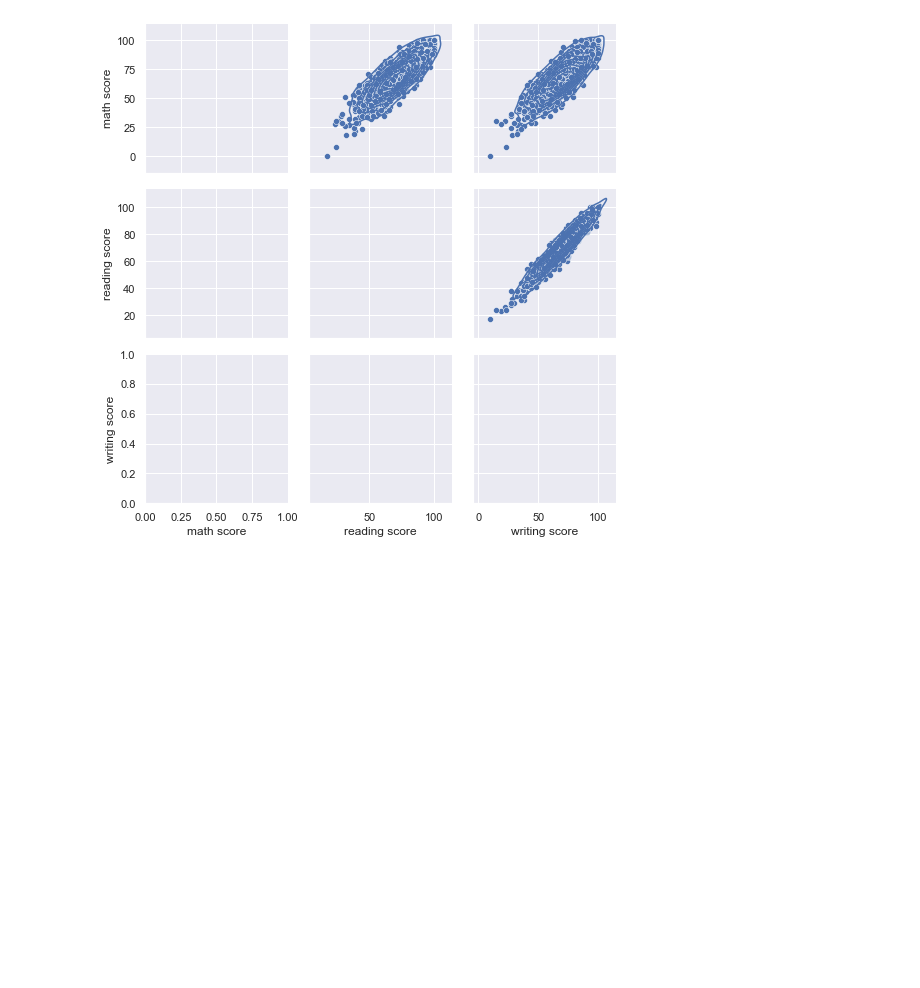
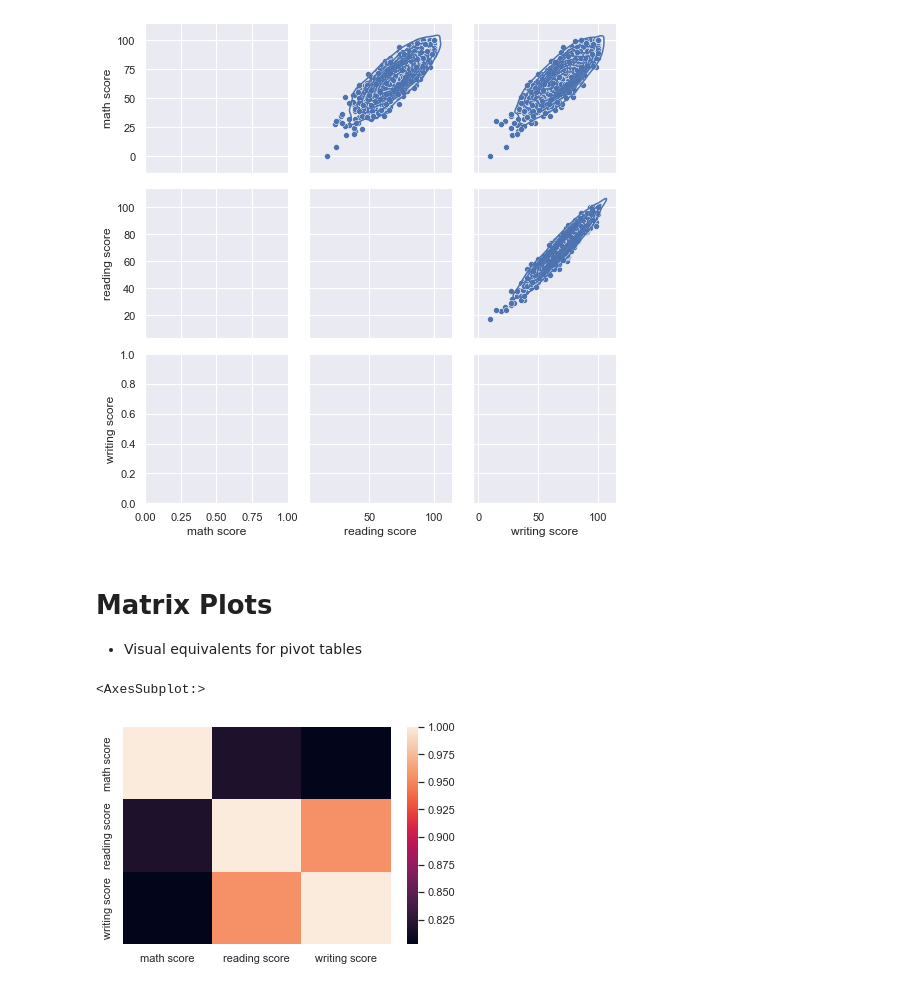
Before and after one commit to ravi0531rp/DataScienceComplete, a Jupyter notebook: Data_Science_ML_Based/004. Seaborn.ipynb, the cells around one changed output. Cells and saved outputs as stored; diff of their text form; code cells hidden in the pictures; blank space fills up the shorter version.

Commit message:
MatrixPlots

```diff
--- a/Data_Science_ML_Based/004. Seaborn.ipynb
+++ b/Data_Science_ML_Based/004. Seaborn.ipynb
@@ -259,3 +259,11 @@ g = g.map_upper(sns.scatterplot)
 g = g.map_upper(sns.kdeplot)
 # %% [output]
 [figure]
+# %% [markdown]
+# Matrix Plots
+* Visual equivalents for pivot tables
+# %%
+sns.heatmap(df.corr())
+# %% [output]
+<AxesSubplot:>
+[figure, added]
```
Also changed, not shown: parts of 9 cells of this notebook, 1 other file.
